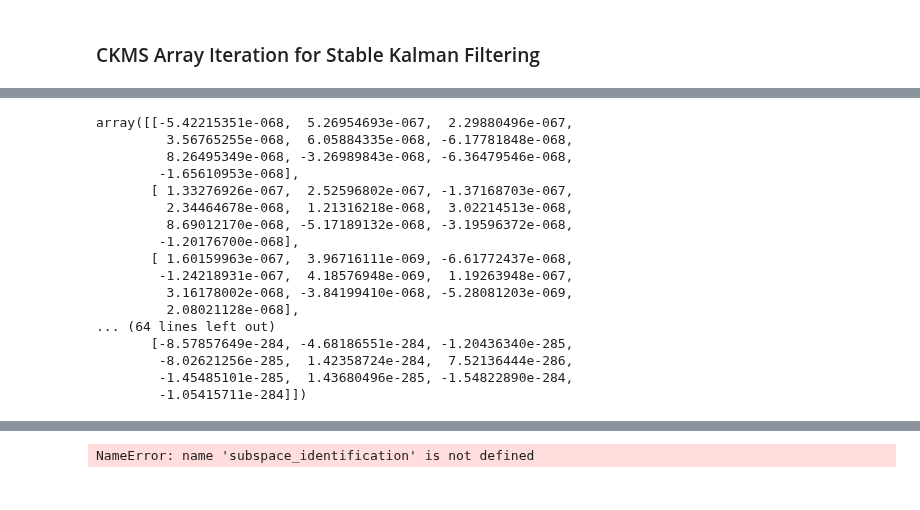
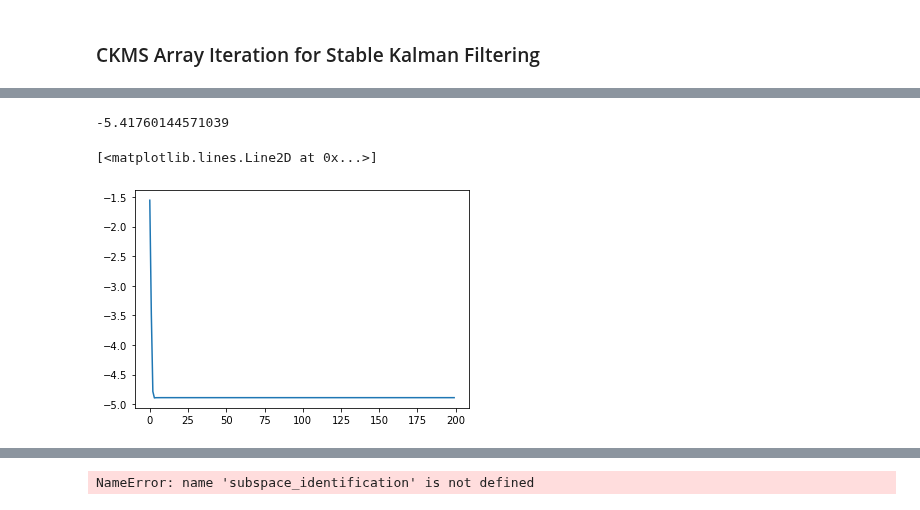
Before and after one commit to BouchardLab/FCCA_analysis, a Jupyter notebook: notebooks/data_exploration/state_space_inference.ipynb, the cells around one changed output, grey strips where cells are left out. Saved outputs shown, nothing was run; the diff lists cells and outputs as text; code cells hidden in the pictures.

```diff
--- a/notebooks/data_exploration/state_space_inference.ipynb
+++ b/notebooks/data_exploration/state_space_inference.ipynb
@@ -742,20 +757,9 @@ array([[-0.0838021 ,  0.05163986,  0.06542496, -0.06522419, -0.03503173,
-# %%
-K
-# %% [output]
-array([[-5.42215351e-068,  5.26954693e-067,  2.29880496e-067,
-         3.56765255e-068,  6.05884335e-068, -6.17781848e-068,
-         8.26495349e-068, -3.26989843e-068, -6.36479546e-068,
-        -1.65610953e-068],
-       [ 1.33276926e-067,  2.52596802e-067, -1.37168703e-067,
-         2.34464678e-068,  1.21316218e-068,  3.02214513e-068,
-         8.69012170e-068, -5.17189132e-068, -3.19596372e-068,
-        -1.20176700e-068],
-       [ 1.60159963e-067,  3.96716111e-069, -6.61772437e-068,
-        -1.24218931e-067,  4.18576948e-069,  1.19263948e-067,
-         3.16178002e-068, -3.84199410e-068, -5.28081203e-069,
-         2.08021128e-068],
-... (64 lines left out)
-       [-8.57857649e-284, -4.68186551e-284, -1.20436340e-285,
-        -8.02621256e-285,  1.42358724e-284,  7.52136444e-286,
-        -1.45485101e-285,  1.43680496e-285, -1.54822890e-284,
-        -1.05415711e-284]])
+# %%
+np.log(np.linalg.norm(np.linalg.cholesky(Pinf) - Psqrt))
+# %% [output]
+-5.41760144571039
+# %%
+plt.plot(np.log(pnormdiff2))
+# %% [output]
+[<matplotlib.lines.Line2D at 0x...>]
+[figure, added]
```
Also changed, not shown: parts of 18 cells of this notebook, 2 other files.
